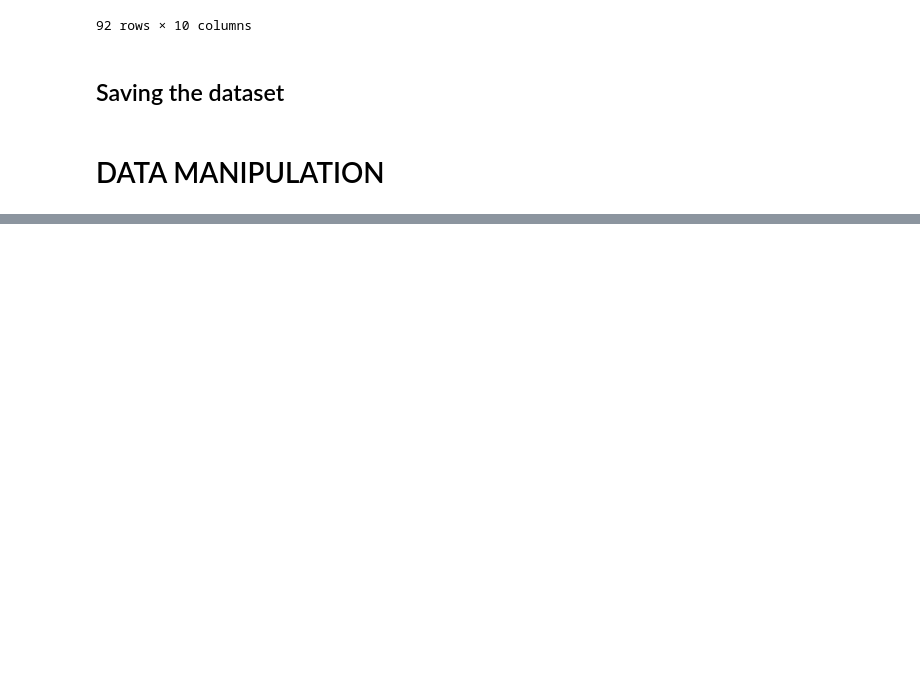
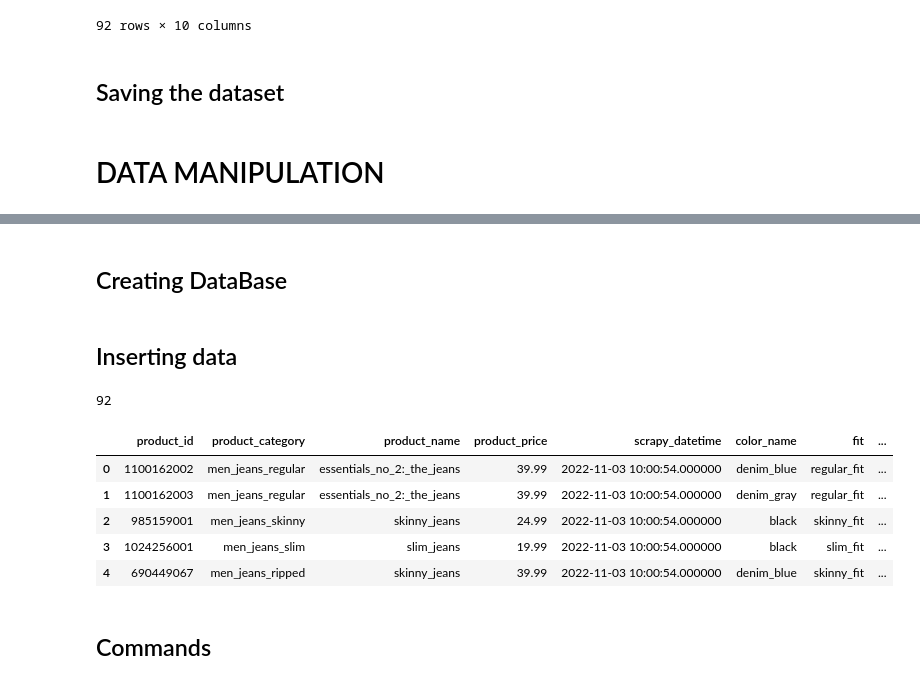
Before and after one commit to matheusventurads/webscraping-for-clothing-businenss, a Jupyter notebook: 1.0-mv-data-collection.ipynb, the cells around one changed output, grey strips where cells are left out. Cells and saved outputs as stored; diff of their text form; code cells hidden in the pictures; blank space fills up the shorter version.

Commit message:
creating database

```diff
--- a/1.0-mv-data-collection.ipynb
+++ b/1.0-mv-data-collection.ipynb
@@ -301,0 +336,2 @@ data
+# %% [markdown]
+## Creating DataBase
@@ -301,0 +346,25 @@ data
+# %% [markdown]
+## Inserting data
+# %%
+# other way to connect
+conn = create_engine('sqlite:///hm_db.sqlite', echo=False)
+# %%
+data.to_sql('showroom', con=conn, if_exists='append', index=False)
+# %% [output]
+92
+# %%
+query = """
+  SELECT * FROM showroom
+"""
+
+df = pd.read_sql_query(query, conn)
+df.head()
+# %% [output]
+|  | product_id | product_category | product_name | product_price | scrapy_datetime | color_name | fit | ... |
+| 0 | 1100162002 | men_jeans_regular | essentials_no_2:_the_jeans | 39.99 | 2022-11-03 10:00:54.000000 | denim_blue | regular_fit | ... |
+| 1 | 1100162003 | men_jeans_regular | essentials_no_2:_the_jeans | 39.99 | 2022-11-03 10:00:54.000000 | denim_gray | regular_fit | ... |
+| 2 | 985159001 | men_jeans_skinny | skinny_jeans | 24.99 | 2022-11-03 10:00:54.000000 | black | skinny_fit | ... |
+| 3 | 1024256001 | men_jeans_slim | slim_jeans | 19.99 | 2022-11-03 10:00:54.000000 | black | slim_fit | ... |
+| 4 | 690449067 | men_jeans_ripped | skinny_jeans | 39.99 | 2022-11-03 10:00:54.000000 | denim_blue | skinny_fit | ... |
+# %% [markdown]
+## Commands
```
Also changed, not shown: parts of 9 cells of this notebook.
